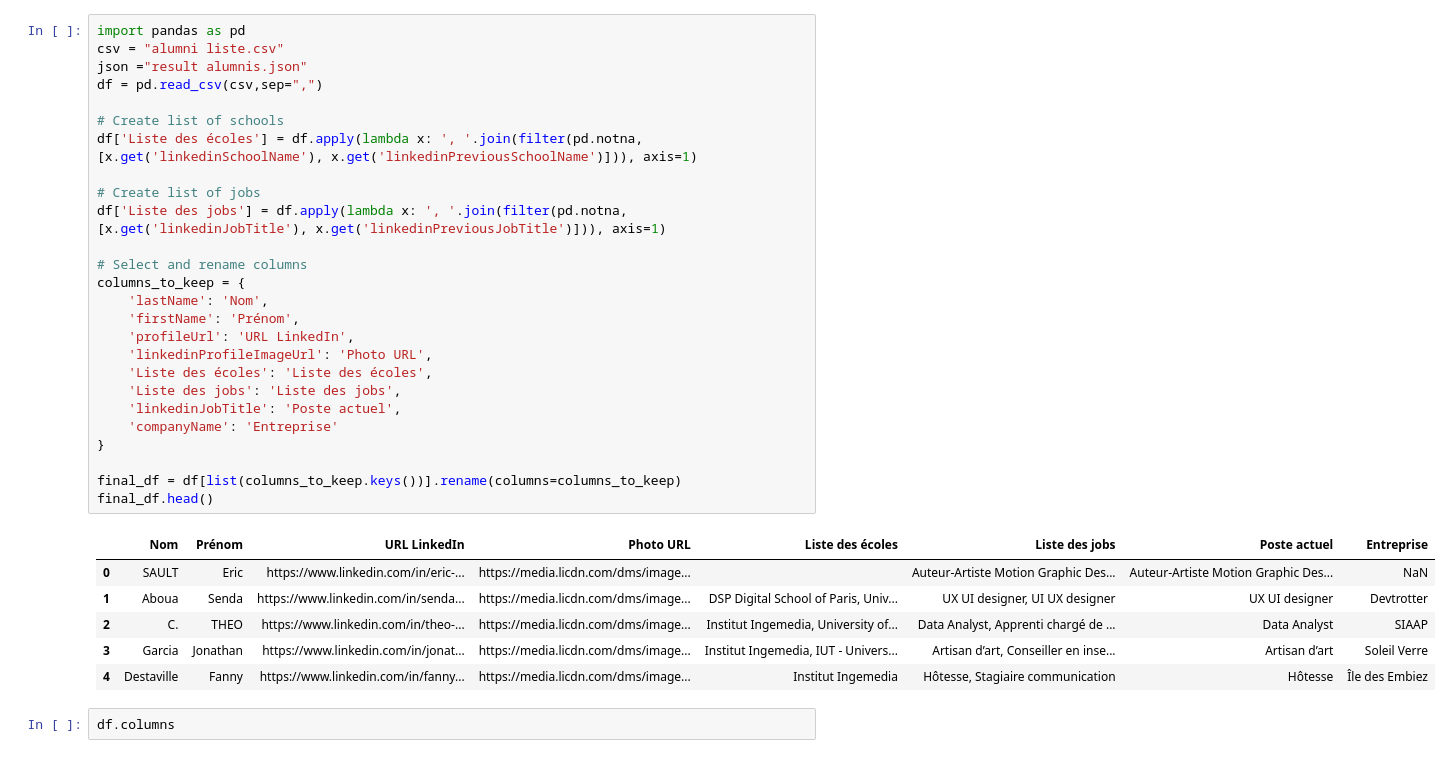
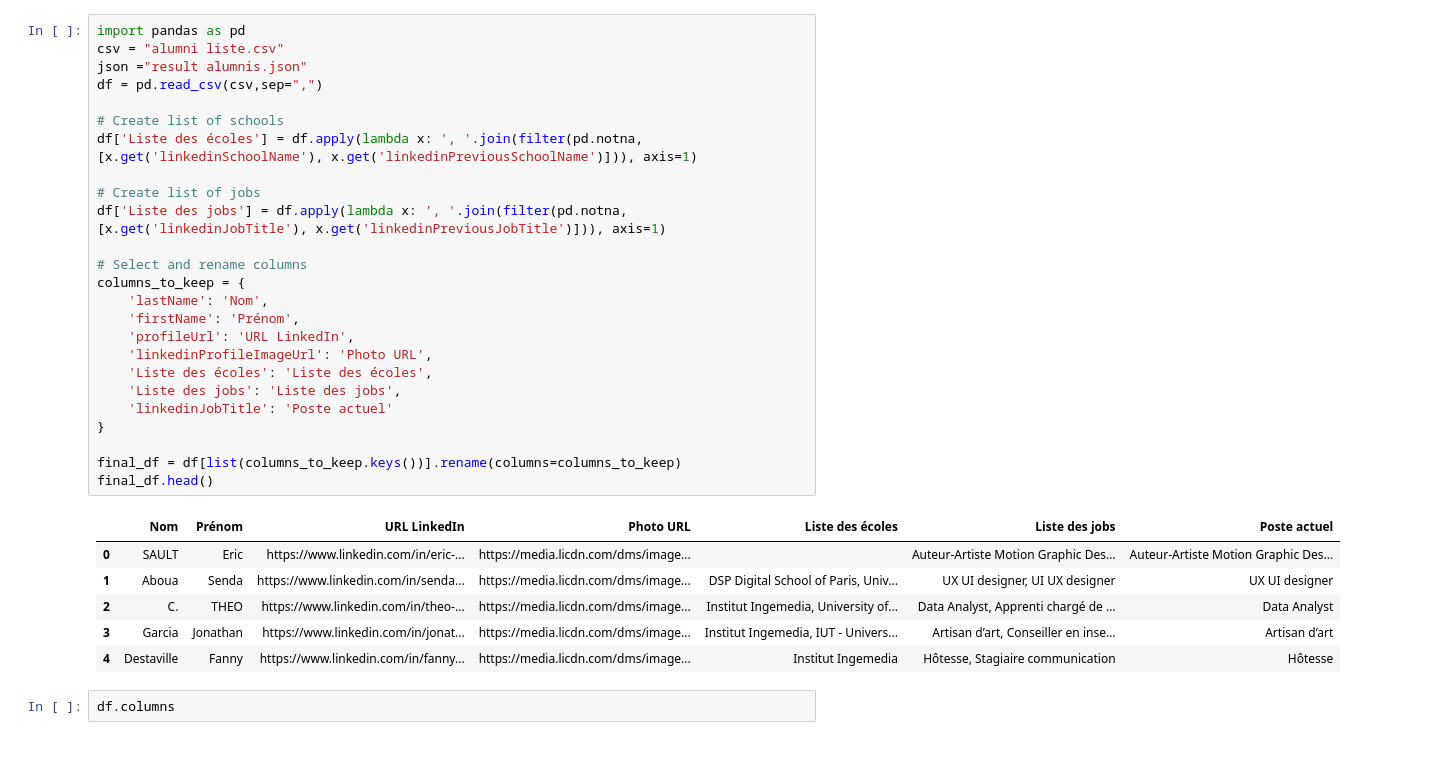
Before and after one commit to MehdiBoussalem/almuni-website, a Jupyter notebook: webscaping/alumni.ipynb, the cells around one changed output. Cells and saved outputs as stored; diff of their text form.

```diff
--- a/webscaping/alumni.ipynb
+++ b/webscaping/alumni.ipynb
@@ -1,36 +1,35 @@
 # %%
 import pandas as pd
 csv = "alumni liste.csv"
 json ="result alumnis.json"
 df = pd.read_csv(csv,sep=",")
 
 # Create list of schools
 df['Liste des écoles'] = df.apply(lambda x: ', '.join(filter(pd.notna, [x.get('linkedinSchoolName'), x.get('linkedinPreviousSchoolName')])), axis=1)
 
 # Create list of jobs
 df['Liste des jobs'] = df.apply(lambda x: ', '.join(filter(pd.notna, [x.get('linkedinJobTitle'), x.get('linkedinPreviousJobTitle')])), axis=1)
 
 # Select and rename columns
 columns_to_keep = {
     'lastName': 'Nom',
     'firstName': 'Prénom',
     'profileUrl': 'URL LinkedIn',
     'linkedinProfileImageUrl': 'Photo URL',
     'Liste des écoles': 'Liste des écoles',
     'Liste des jobs': 'Liste des jobs',
-    'linkedinJobTitle': 'Poste actuel',
-    'companyName': 'Entreprise'
+    'linkedinJobTitle': 'Poste actuel'
 }
 
 final_df = df[list(columns_to_keep.keys())].rename(columns=columns_to_keep)
 final_df.head()
 # %% [output]
-|  | Nom | Prénom | URL LinkedIn | Photo URL | Liste des écoles | Liste des jobs | Poste actuel | Entreprise |
-| 0 | SAULT | Eric | https://www.linkedin.com/in/eric-... | https://media.licdn.com/dms/image... |  | Auteur-Artiste Motion Graphic Des... | Auteur-Artiste Motion Graphic Des... | NaN |
-| 1 | Aboua | Senda | https://www.linkedin.com/in/senda... | https://media.licdn.com/dms/image... | DSP Digital School of Paris, Univ... | UX UI designer, UI UX designer | UX UI designer | Devtrotter |
-| 2 | C. | THEO | https://www.linkedin.com/in/theo-... | https://media.licdn.com/dms/image... | Institut Ingemedia, University of... | Data Analyst, Apprenti chargé de ... | Data Analyst | SIAAP |
-| 3 | Garcia | Jonathan | https://www.linkedin.com/in/jonat... | https://media.licdn.com/dms/image... | Institut Ingemedia, IUT - Univers... | Artisan d’art, Conseiller en inse... | Artisan d’art | Soleil Verre |
-| 4 | Destaville | Fanny | https://www.linkedin.com/in/fanny... | https://media.licdn.com/dms/image... | Institut Ingemedia | Hôtesse, Stagiaire communication | Hôtesse | Île des Embiez |
+|  | Nom | Prénom | URL LinkedIn | Photo URL | Liste des écoles | Liste des jobs | Poste actuel |
+| 0 | SAULT | Eric | https://www.linkedin.com/in/eric-... | https://media.licdn.com/dms/image... |  | Auteur-Artiste Motion Graphic Des... | Auteur-Artiste Motion Graphic Des... |
+| 1 | Aboua | Senda | https://www.linkedin.com/in/senda... | https://media.licdn.com/dms/image... | DSP Digital School of Paris, Univ... | UX UI designer, UI UX designer | UX UI designer |
+| 2 | C. | THEO | https://www.linkedin.com/in/theo-... | https://media.licdn.com/dms/image... | Institut Ingemedia, University of... | Data Analyst, Apprenti chargé de ... | Data Analyst |
+| 3 | Garcia | Jonathan | https://www.linkedin.com/in/jonat... | https://media.licdn.com/dms/image... | Institut Ingemedia, IUT - Univers... | Artisan d’art, Conseiller en inse... | Artisan d’art |
+| 4 | Destaville | Fanny | https://www.linkedin.com/in/fanny... | https://media.licdn.com/dms/image... | Institut Ingemedia | Hôtesse, Stagiaire communication | Hôtesse |
 # %%
 df.columns
 # %% [output]
```
Also changed, not shown: parts of 13 cells of this notebook, 15 other files.
